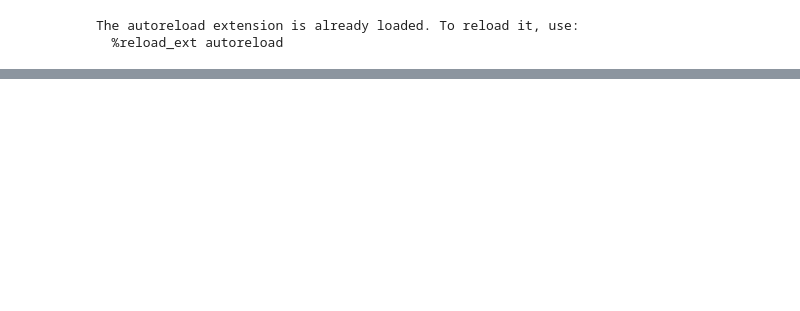
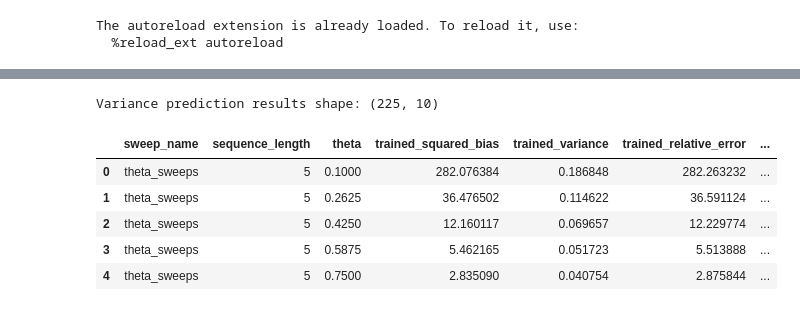
Before and after one commit to Syed-Masrur-Ahmed/transformer-causal-dynamics, a Jupyter notebook: analysis_notebooks/results.ipynb, the cells around one changed output, grey strips where cells are left out. Saved outputs shown, nothing was run; the diff lists cells and outputs as text; code cells hidden in the pictures; blank space fills up the shorter version.

```diff
--- a/analysis_notebooks/results.ipynb
+++ b/analysis_notebooks/results.ipynb
@@ -85,3 +85,18 @@ ax.semilogy(lengths, np.abs(variance - ut_variance), "C1.-",label="variance")
 # %% [output]
 [<matplotlib.lines.Line2D at 0x...>]
 [drawing not drawn]
+# %%
+# Load variance prediction results (coefficient 1)
+variance_results_path = "../experiments/predictive_test_results_coef1.csv"
+variance_results_df = pd.read_csv(variance_results_path)
+
+print(f"Variance prediction results shape: {variance_results_df.shape}")
+variance_results_df.head()
+# %% [output]
+Variance prediction results shape: (225, 10)
+|  | sweep_name | sequence_length | theta | trained_squared_bias | trained_variance | trained_relative_error | ... |
+| 0 | theta_sweeps | 5 | 0.1000 | 282.076384 | 0.186848 | 282.263232 | ... |
+| 1 | theta_sweeps | 5 | 0.2625 | 36.476502 | 0.114622 | 36.591124 | ... |
+| 2 | theta_sweeps | 5 | 0.4250 | 12.160117 | 0.069657 | 12.229774 | ... |
+| 3 | theta_sweeps | 5 | 0.5875 | 5.462165 | 0.051723 | 5.513888 | ... |
+| 4 | theta_sweeps | 5 | 0.7500 | 2.835090 | 0.040754 | 2.875844 | ... |
```
Also changed, not shown: parts of 3 cells of this notebook, 2 other files.
